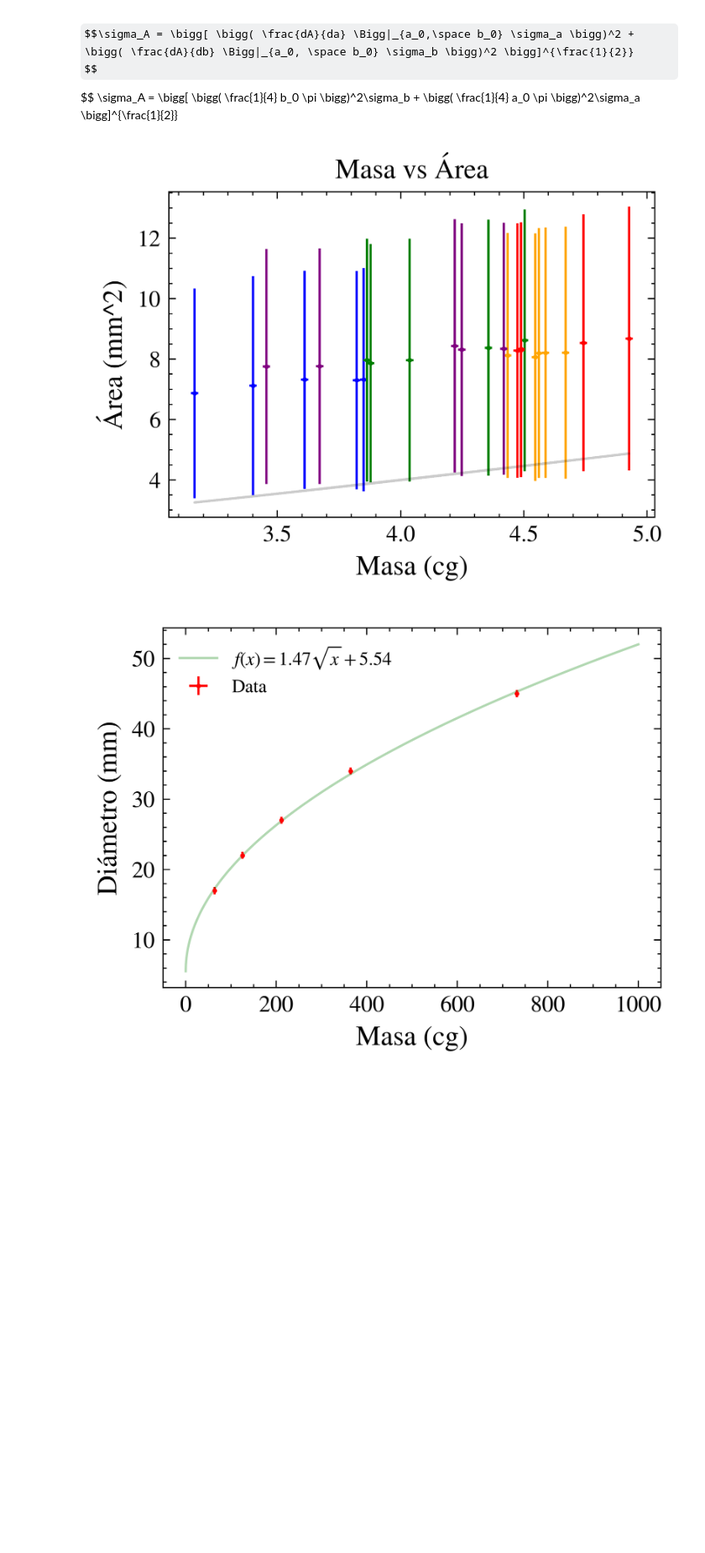
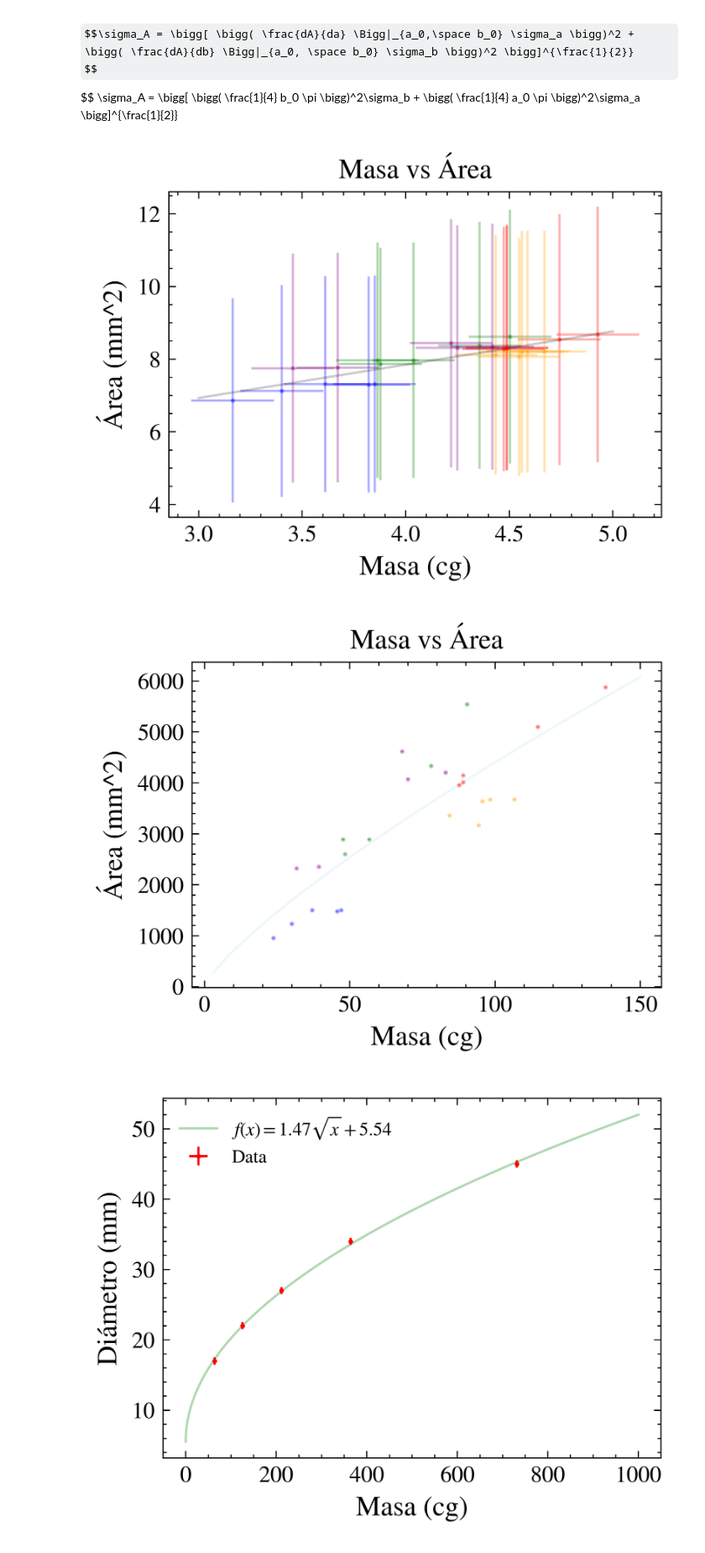
Before and after one commit to ignaschuemer7/Labo_I-Fisica_I, a Jupyter notebook: stats.ipynb, the cells around one changed output. Shown at 84% size. Cells and saved outputs as stored; diff of their text form; code cells hidden in the pictures; some formulas as TeX source; blank space fills up the shorter version.

```diff
--- a/stats.ipynb
+++ b/stats.ipynb
@@ -212,30 +212,53 @@ $$ \sigma_A = \bigg[ \bigg( \frac{1}{4} b_0 \pi \bigg)^2\sigma_b + \bigg( \frac{
 # %%
 def linear(x, a, b):
     return a * x + b
 
 def powerlaw(x, a, b):
     return a * x**b
 
 tol = 0.5
 # areaError = [((1/4 * b0 * np.pi)**2 * tol +  (1/4 * a0 * np.pi)**2 * tol)**0.5 for a0, b0 in zip(df['width'], df['length'])]
 # print(areaError)
 #plot the area vs weight with linear regression after log the data
 for clase in clases:
     massError = (sistematicWeightError**2 + sigmaWeightMeanError**2)**0.5
-    areaError = [((1/4 * b0 * np.pi)**2 * tol +  (1/4 * a0 * np.pi)**2 * tol)**0.5 for a0, b0 in zip(clase[0]['width'], clase[0]['length'])]
-    plt.errorbar(np.log(clase[0]['weight'] * 100), np.log(clase[0]['area']), xerr=np.log(massError), yerr=np.log(areaError), fmt='o', label=clase[1], ms=diameter_points, color=clase[2], alpha=1)
+    # areaError = 0
+    areaError = [((1/4 * b0 * np.pi)**2 * tol +  (1/4 * a0 * np.pi)**2 * tol)**0.5 for a0, b0 in zip(np.log(clase[0]['width']), np.log(clase[0]['length']))]
+    plt.errorbar(np.log(clase[0]['weight'] * 100), np.log(clase[0]['area']), xerr=0.2, fmt='o', label=clase[1], ms=diameter_points, color=clase[2], alpha=0.3, yerr=areaError)
 combined_weights = np.concatenate([clase[0]['weight'] * 100 for clase in clases])
 combined_areas = np.concatenate([clase[0]['area'] for clase in clases])
+xfit = np.linspace(3, 5, 100)
 popt, pcov = curve_fit(linear, np.log(combined_weights), np.log(combined_areas))
-plt.plot(np.log(combined_weights), np.log(linear(combined_weights, *popt)), alpha=0.2, color='black', label=f'f(x)= {popt[0]:.2f}x + {popt[1]:.2f}')
+plt.plot(xfit, linear(xfit, *popt), label=f'f(x)= {popt[0]:.2f}x + {popt[1]:.2f}', alpha=0.2, color='black')
+
 plt.xlabel('Masa (cg)')
 plt.ylabel('Área (mm^2)')
 plt.title('Masa vs Área')
 # plt.legend(fontsize=7)
 plt.savefig('MvsAlogR.pdf', format='pdf')
 plt.show()
+
+#power law regression without log
+for clase in clases:
+    massError = (sistematicWeightError**2 + sigmaWeightMeanError**2)**0.5
+    areaError = [((1/4 * b0 * np.pi)**2 * tol +  (1/4 * a0 * np.pi)**2 * tol)**0.5 for a0, b0 in zip(clase[0]['width'], clase[0]['length'])]
+    print(areaError)
+    plt.errorbar(clase[0]['weight']*100, clase[0]['area'], xerr=np.log(massError), yerr=np.log(areaError), fmt='o', label=clase[1], ms=diameter_points, color=clase[2], alpha=0.3)
+combined_weights = np.concatenate([clase[0]['weight'] * 100 for clase in clases])
+combined_areas = np.concatenate([clase[0]['area'] for clase in clases])
+xfit = np.linspace(3, 150, 100)
+popt, pcov = curve_fit(powerlaw, combined_weights, combined_areas)
+plt.plot(xfit, powerlaw(xfit, *popt), label=f'f(x)= {popt[0]:.2f}x^{popt[1]:.2f}', alpha=0.2, color='lightblue')
+
+plt.xlabel('Masa (cg)')
+plt.ylabel('Área (mm^2)')
+plt.title('Masa vs Área')
+# plt.legend(fontsize=7)
+plt.savefig('MvsAlogR.pdf', format='pdf')
+plt.show()
 # %% [output]
-[figure, old version]
+[figure, new version]
+[figure, added]
 # %%
 #regresion raiz cuadrada
 
```
Also changed, not shown: parts of 1 cell of this notebook, 2 other files.
